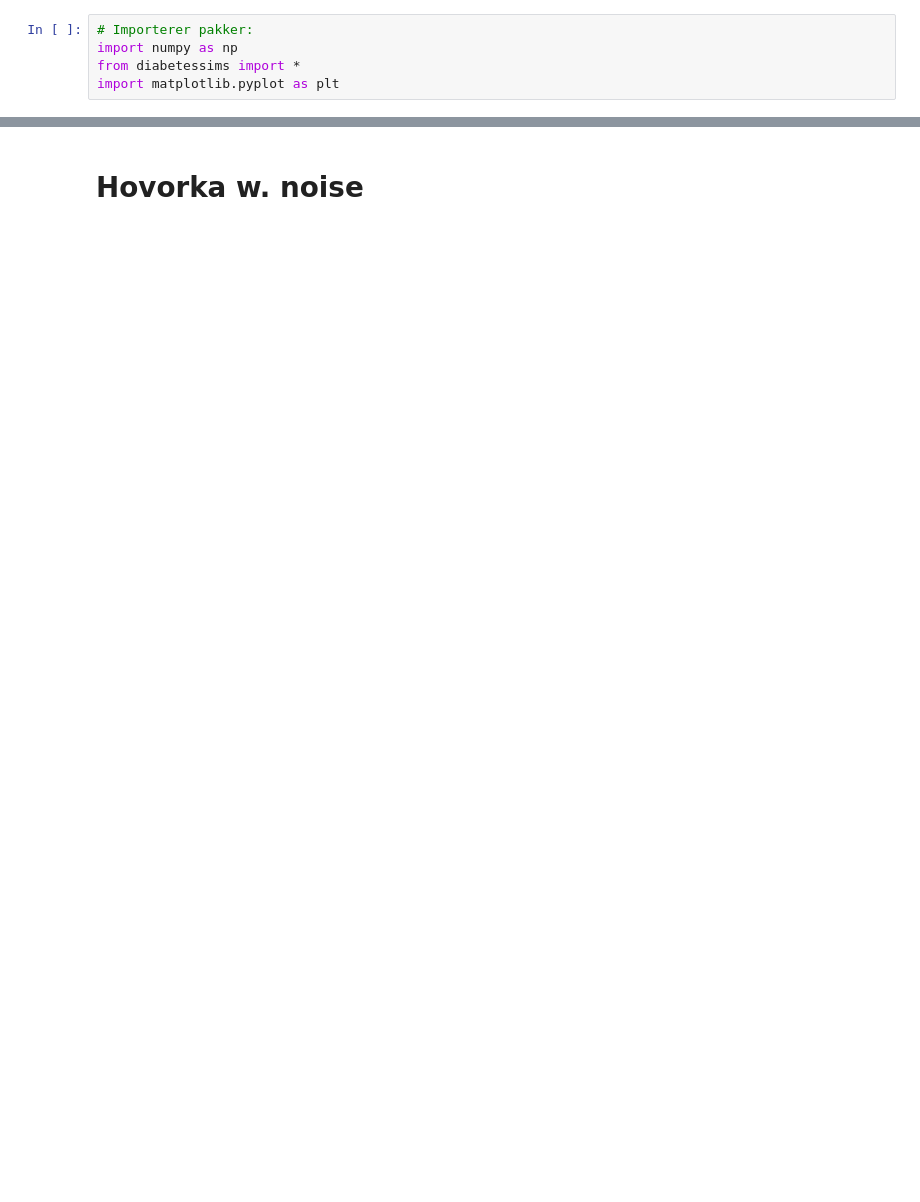
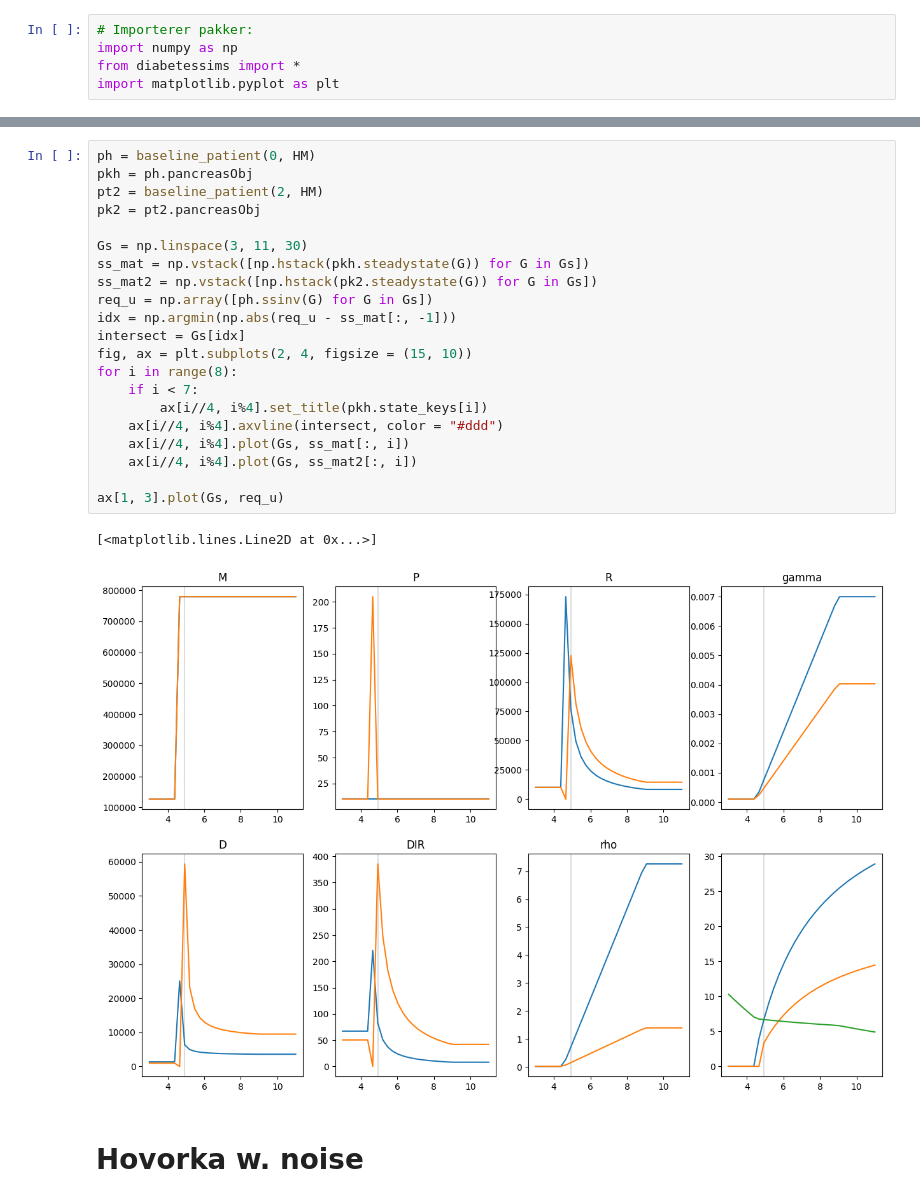
Before and after one commit to char056a/FagprojektRepo, a Jupyter notebook: simulation.ipynb, the cells around one changed output, grey strips where cells are left out. Saved outputs shown, nothing was run; the diff lists cells and outputs as text; blank space fills up the shorter version.

```diff
--- a/simulation.ipynb
+++ b/simulation.ipynb
@@ -6,2 +81,26 @@ import matplotlib.pyplot as plt
+# %%
+ph = baseline_patient(0, HM)
+pkh = ph.pancreasObj
+pt2 = baseline_patient(2, HM)
+pk2 = pt2.pancreasObj
+
+Gs = np.linspace(3, 11, 30)
+ss_mat = np.vstack([np.hstack(pkh.steadystate(G)) for G in Gs])
+ss_mat2 = np.vstack([np.hstack(pk2.steadystate(G)) for G in Gs])
+req_u = np.array([ph.ssinv(G) for G in Gs])
+idx = np.argmin(np.abs(req_u - ss_mat[:, -1]))
+intersect = Gs[idx]
+fig, ax = plt.subplots(2, 4, figsize = (15, 10))
+for i in range(8):
+    if i < 7:
+        ax[i//4, i%4].set_title(pkh.state_keys[i])
+    ax[i//4, i%4].axvline(intersect, color = "#ddd")
+    ax[i//4, i%4].plot(Gs, ss_mat[:, i])
+    ax[i//4, i%4].plot(Gs, ss_mat2[:, i])
+
+ax[1, 3].plot(Gs, req_u)
+# %% [output]
+[<matplotlib.lines.Line2D at 0x...>]
+[figure, added]
 # %% [markdown]
 # Hovorka w. noise
```
Also changed, not shown: parts of 52 cells of this notebook, 7 other files.
